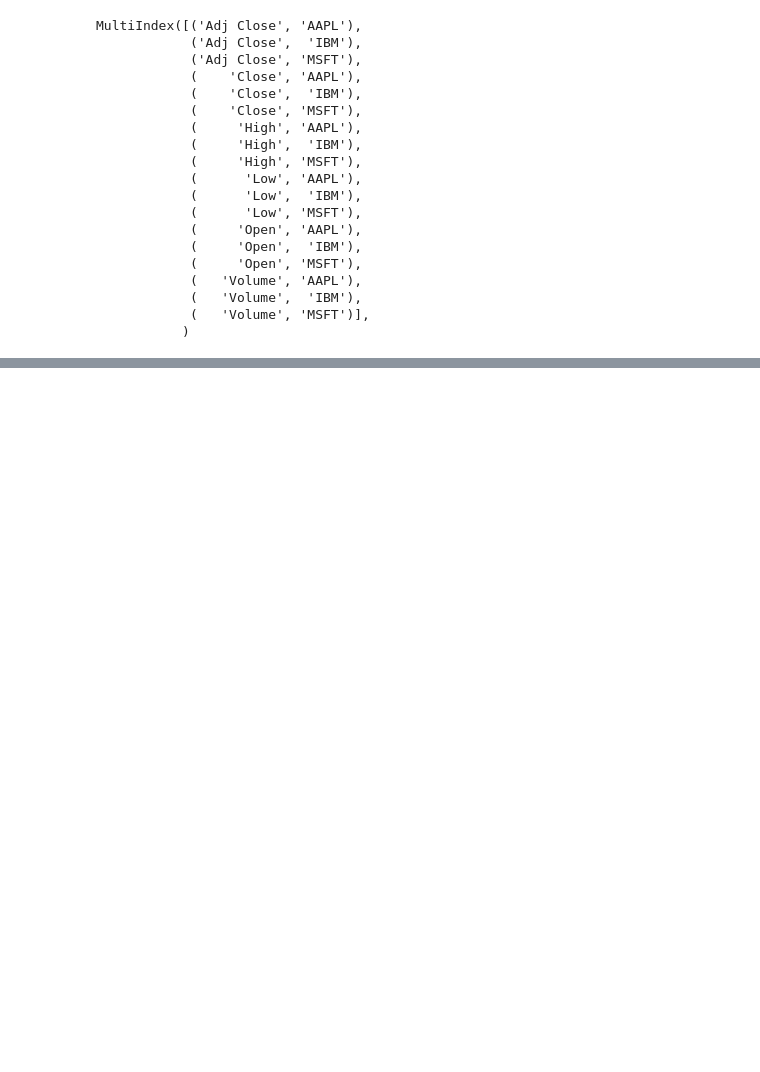
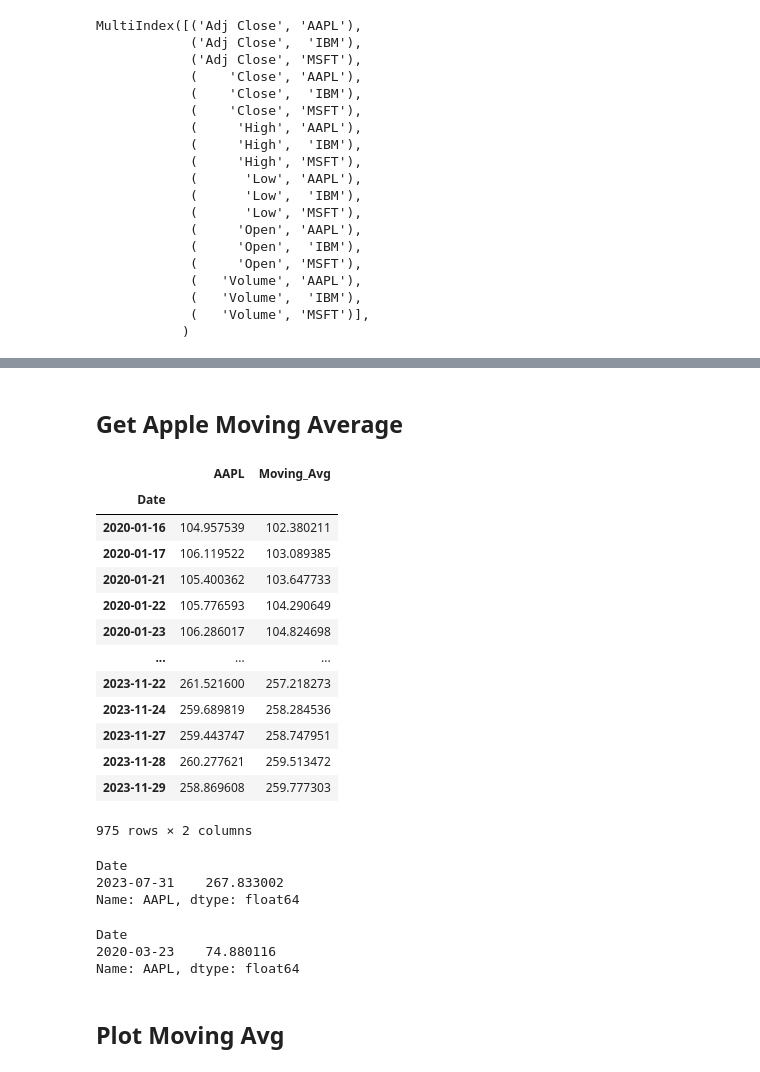
Before and after one commit to akshayyewle/Marketing-Analytics, a Jupyter notebook: 05 Yahoo Finance Tutorial/Python Code - 29 Nov 2023.ipynb, the cells around one changed output, grey strips where cells are left out. Saved outputs shown, nothing was run; the diff lists cells and outputs as text; code cells hidden in the pictures; blank space fills up the shorter version.

```diff
--- a/05 Yahoo Finance Tutorial/Python Code - 29 Nov 2023.ipynb
+++ b/05 Yahoo Finance Tutorial/Python Code - 29 Nov 2023.ipynb
@@ -851,0 +886,39 @@ MyStocks_Tech_Data_CP = MyStocks_Tech_Data.loc[:,'Adj Close']
+# %% [markdown]
+## **Get Apple Moving Average**
+# %%
+Apple_Stock_Price['Moving_Avg'] = Apple_Stock_Price.rolling(10).mean()
+Apple_Stock_Price = Apple_Stock_Price[10:]
+Apple_Stock_Price
+# %% [output]
+|  | AAPL | Moving_Avg |
+| Date |  |  |
+| 2020-01-16 | 104.957539 | 102.380211 |
+| 2020-01-17 | 106.119522 | 103.089385 |
+| 2020-01-21 | 105.400362 | 103.647733 |
+| 2020-01-22 | 105.776593 | 104.290649 |
+| 2020-01-23 | 106.286017 | 104.824698 |
+| ... | ... | ... |
+| 2023-11-22 | 261.521600 | 257.218273 |
+| 2023-11-24 | 259.689819 | 258.284536 |
+| 2023-11-27 | 259.443747 | 258.747951 |
+| 2023-11-28 | 260.277621 | 259.513472 |
+| 2023-11-29 | 258.869608 | 259.777303 |
+975 rows × 2 columns
+# %%
+# Max Price
+Apple_Stock_Price_Max = Apple_Stock_Price[Apple_Stock_Price['AAPL'] == Apple_Stock_Price['AAPL'].max()]['AAPL']
+Apple_Stock_Price_Max
+# %% [output]
+Date
+2023-07-31    267.833002
+Name: AAPL, dtype: float64
+# %%
+# Min Price
+Apple_Stock_Price_Min = Apple_Stock_Price[Apple_Stock_Price['AAPL'] == Apple_Stock_Price['AAPL'].min()]['AAPL']
+Apple_Stock_Price_Min
+# %% [output]
+Date
+2020-03-23    74.880116
+Name: AAPL, dtype: float64
+# %% [markdown]
+## **Plot Moving Avg**
```
Also changed, not shown: parts of 33 cells of this notebook.
